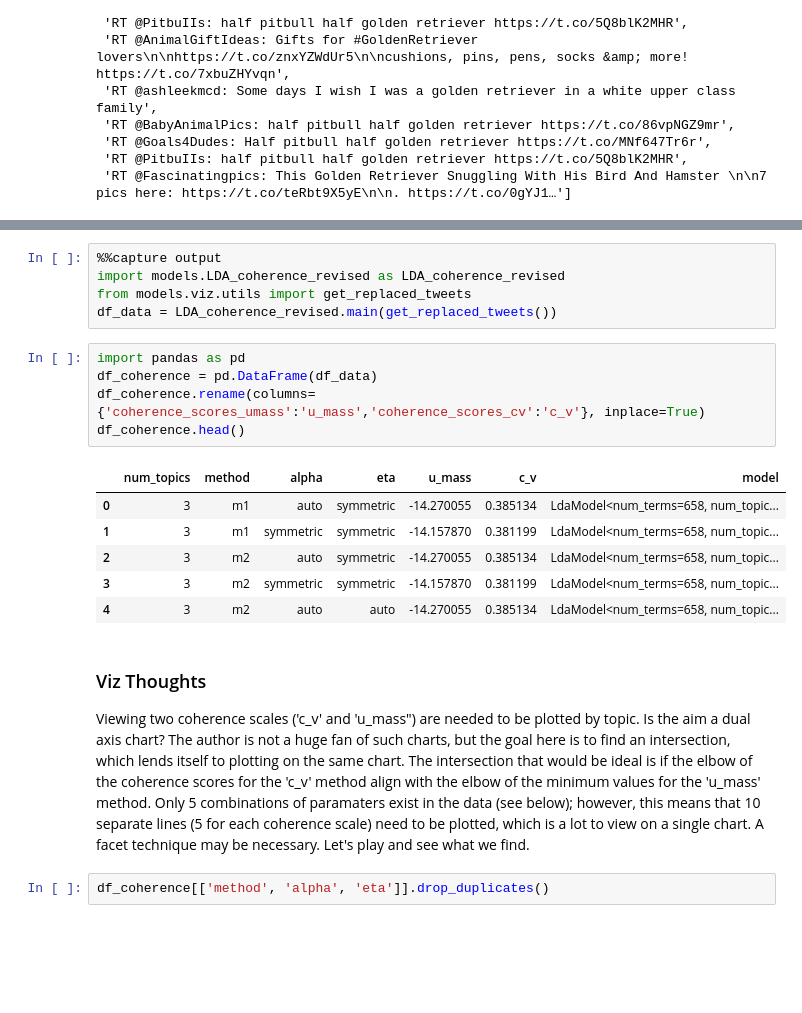
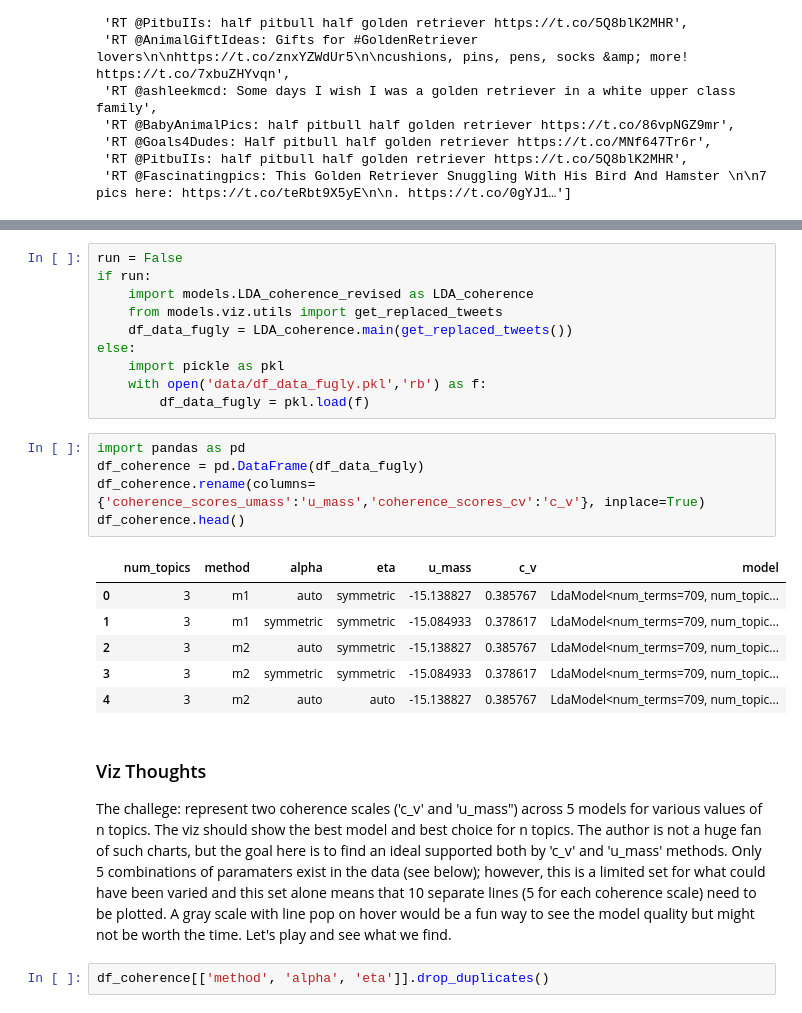
Before and after one commit to blehman/code_samples, a Jupyter notebook: tweet_topic_modeling/tom_robbins_whimsy.ipynb, the cells around one changed output, grey strips where cells are left out. Drawn from its saved outputs; the diff is of its cells as text; blank space fills up the shorter version.

```diff
--- a/tweet_topic_modeling/tom_robbins_whimsy.ipynb
+++ b/tweet_topic_modeling/tom_robbins_whimsy.ipynb
@@ -609,23 +293,28 @@ The author would love to tinker with [OCTIS](https://github.com/MIND-Lab/OCTIS?t
 # %%
-%%capture output
-import models.LDA_coherence_revised as LDA_coherence_revised
-from models.viz.utils import get_replaced_tweets
-df_data = LDA_coherence_revised.main(get_replaced_tweets())
+run = False
+if run:
+    import models.LDA_coherence_revised as LDA_coherence
+    from models.viz.utils import get_replaced_tweets
+    df_data_fugly = LDA_coherence.main(get_replaced_tweets())
+else:
+    import pickle as pkl
+    with open('data/df_data_fugly.pkl','rb') as f:
+        df_data_fugly = pkl.load(f)
 # %%
 import pandas as pd
-df_coherence = pd.DataFrame(df_data)
+df_coherence = pd.DataFrame(df_data_fugly)
 df_coherence.rename(columns={'coherence_scores_umass':'u_mass','coherence_scores_cv':'c_v'}, inplace=True)
 df_coherence.head()
 # %% [output]
 |  | num_topics | method | alpha | eta | u_mass | c_v | model |
-| 0 | 3 | m1 | auto | symmetric | -14.270055 | 0.385134 | LdaModel<num_terms=658, num_topic... |
-| 1 | 3 | m1 | symmetric | symmetric | -14.157870 | 0.381199 | LdaModel<num_terms=658, num_topic... |
-| 2 | 3 | m2 | auto | symmetric | -14.270055 | 0.385134 | LdaModel<num_terms=658, num_topic... |
-| 3 | 3 | m2 | symmetric | symmetric | -14.157870 | 0.381199 | LdaModel<num_terms=658, num_topic... |
-| 4 | 3 | m2 | auto | auto | -14.270055 | 0.385134 | LdaModel<num_terms=658, num_topic... |
+| 0 | 3 | m1 | auto | symmetric | -15.138827 | 0.385767 | LdaModel<num_terms=709, num_topic... |
+| 1 | 3 | m1 | symmetric | symmetric | -15.084933 | 0.378617 | LdaModel<num_terms=709, num_topic... |
+| 2 | 3 | m2 | auto | symmetric | -15.138827 | 0.385767 | LdaModel<num_terms=709, num_topic... |
+| 3 | 3 | m2 | symmetric | symmetric | -15.084933 | 0.378617 | LdaModel<num_terms=709, num_topic... |
+| 4 | 3 | m2 | auto | auto | -15.138827 | 0.385767 | LdaModel<num_terms=709, num_topic... |
 # %% [markdown]
 ### Viz Thoughts
-Viewing two coherence scales ('c_v' and 'u_mass") are needed to be plotted by topic. Is the aim a dual axis chart? The author is not a huge fan of such charts, but the goal here is to find an intersection, which lends itself to plotting on the same chart. The intersection that would be ideal is if the elbow of the coherence scores for the 'c_v' method align with the elbow of the minimum values for the 'u_mass' method. Only 5 combinations of paramaters exist in the data (see below); however, this means that 10 separate lines (5 for each coherence scale) need to be plotted, which is a lot to view on a single chart. A facet technique may be necessary. Let's play and see what we find.
+The challege: represent two coherence scales ('c_v' and 'u_mass") across 5 models for various values of n topics. The viz should show the best model and best choice for n topics. The author is not a huge fan of such charts, but the goal here is to find an ideal supported both by 'c_v' and 'u_mass' methods. Only 5 combinations of paramaters exist in the data (see below); however, this is a limited set for what could have been varied and this set alone means that 10 separate lines (5 for each coherence scale) need to be plotted. A gray scale with line pop on hover would be a fun way to see the model quality but might not be worth the time. Let's play and see what we find.
 # %%
 df_coherence[['method', 'alpha', 'eta']].drop_duplicates()
 # %% [output]
```
Also changed, not shown: parts of 82 cells of this notebook, 1 other file.
